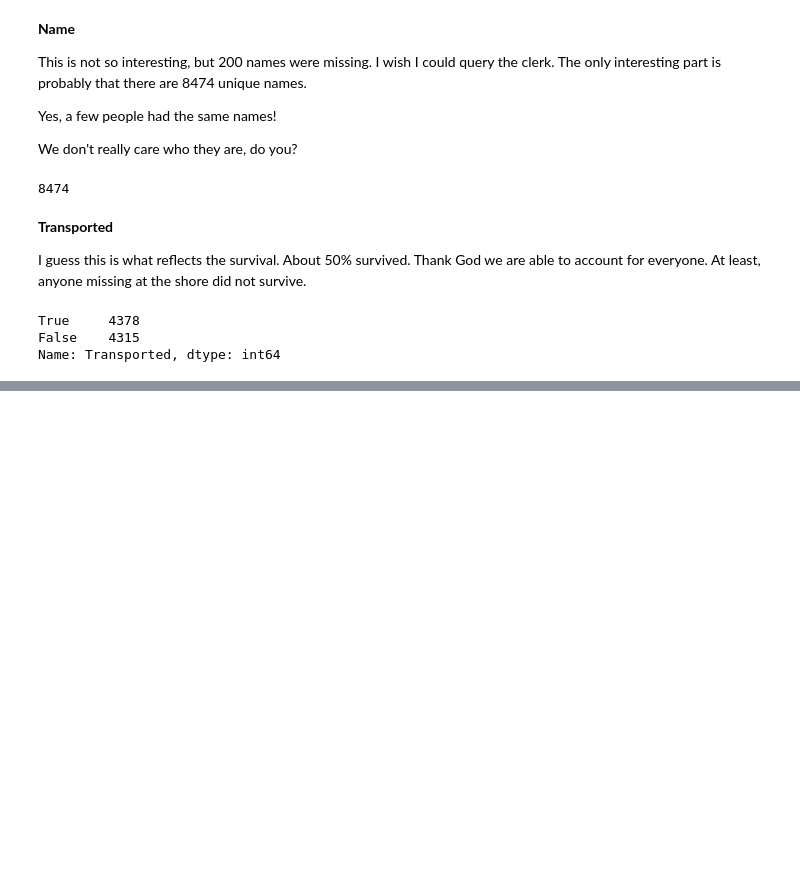
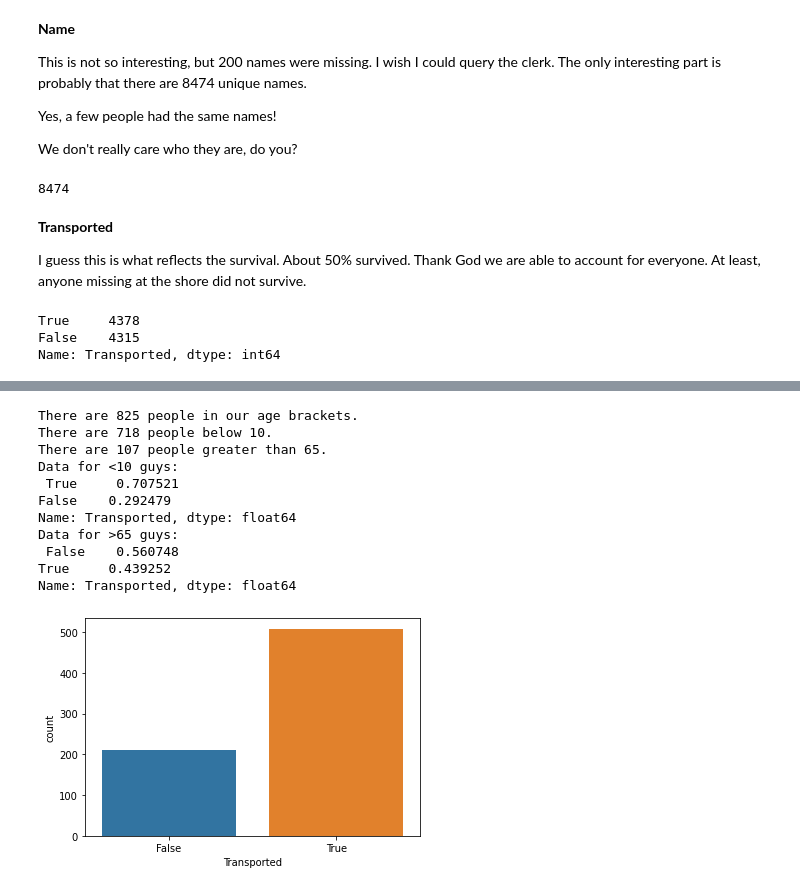
Before and after one commit to TosinPhillip/Spaceship-Titanic-EDA, a Jupyter notebook: Titanic.ipynb, the cells around one changed output, grey strips where cells are left out. Saved outputs shown, nothing was run; the diff lists cells and outputs as text; code cells hidden in the pictures; blank space fills up the shorter version.

```diff
--- a/Titanic.ipynb
+++ b/Titanic.ipynb
@@ -321,0 +397,29 @@ Now, some **EDA's**
+# %%
+both_age_ranges = train[(train['Age'] <= 10) | (train['Age'] >=65)]
+
+less_than_10 = train[train['Age'] <= 10]
+greater_than_65 = train[train['Age'] >= 65]
+
+print('There are', both_age_ranges.shape[0], 'people in our age brackets.')
+print('There are', less_than_10.shape[0], 'people below 10.')
+print('There are', greater_than_65.shape[0], 'people greater than 65.')
+
+
+print('Data for <10 guys:', '\n', less_than_10['Transported'].value_counts(normalize=True))
+print('Data for >65 guys:', '\n', greater_than_65['Transported'].value_counts(normalize=True))
+
+sns.countplot(x=less_than_10['Transported'])
+plt.show()
+# %% [output]
+There are 825 people in our age brackets.
+There are 718 people below 10.
+There are 107 people greater than 65.
+Data for <10 guys:
+ True     0.707521
+False    0.292479
+Name: Transported, dtype: float64
+Data for >65 guys:
+ False    0.560748
+True     0.439252
+Name: Transported, dtype: float64
+[figure, added]
```
Also changed, not shown: parts of 21 cells of this notebook, 1 other file.
